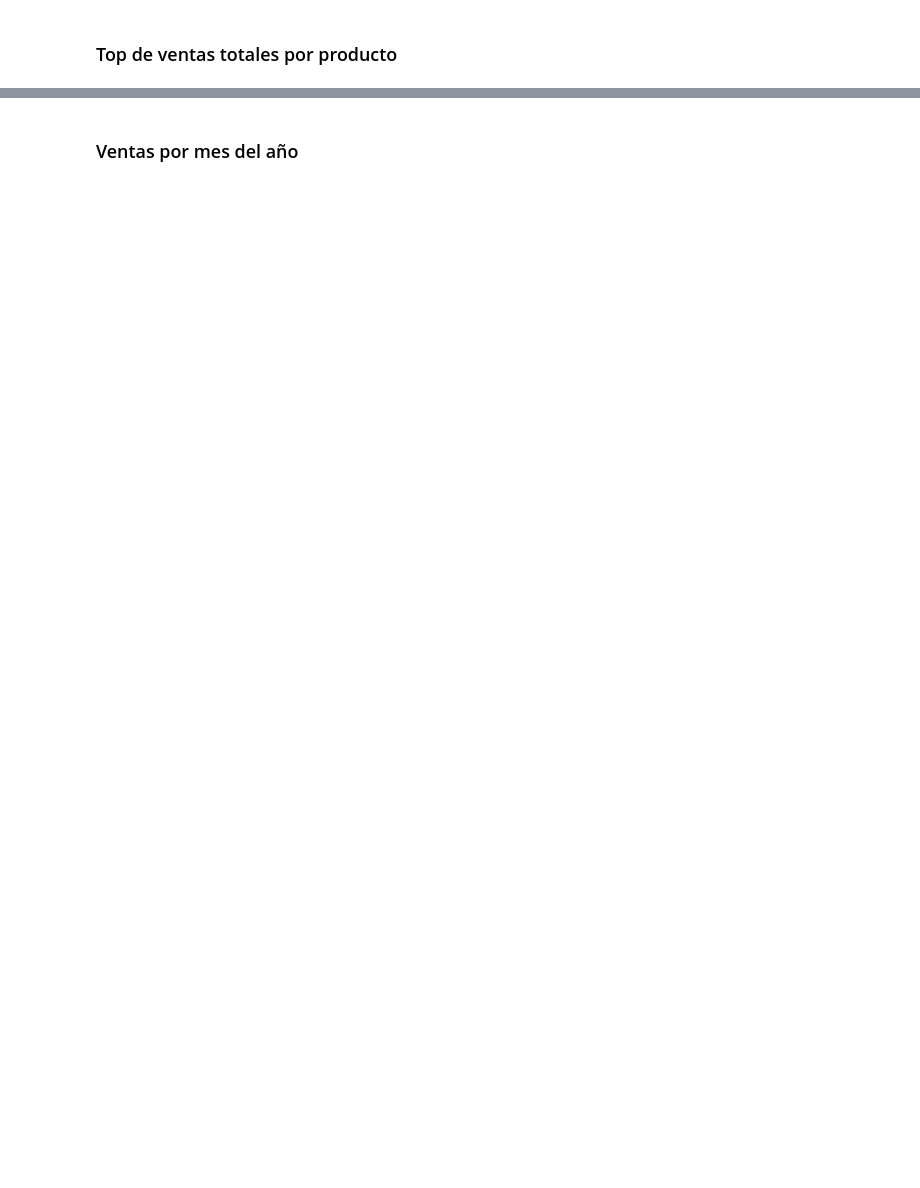
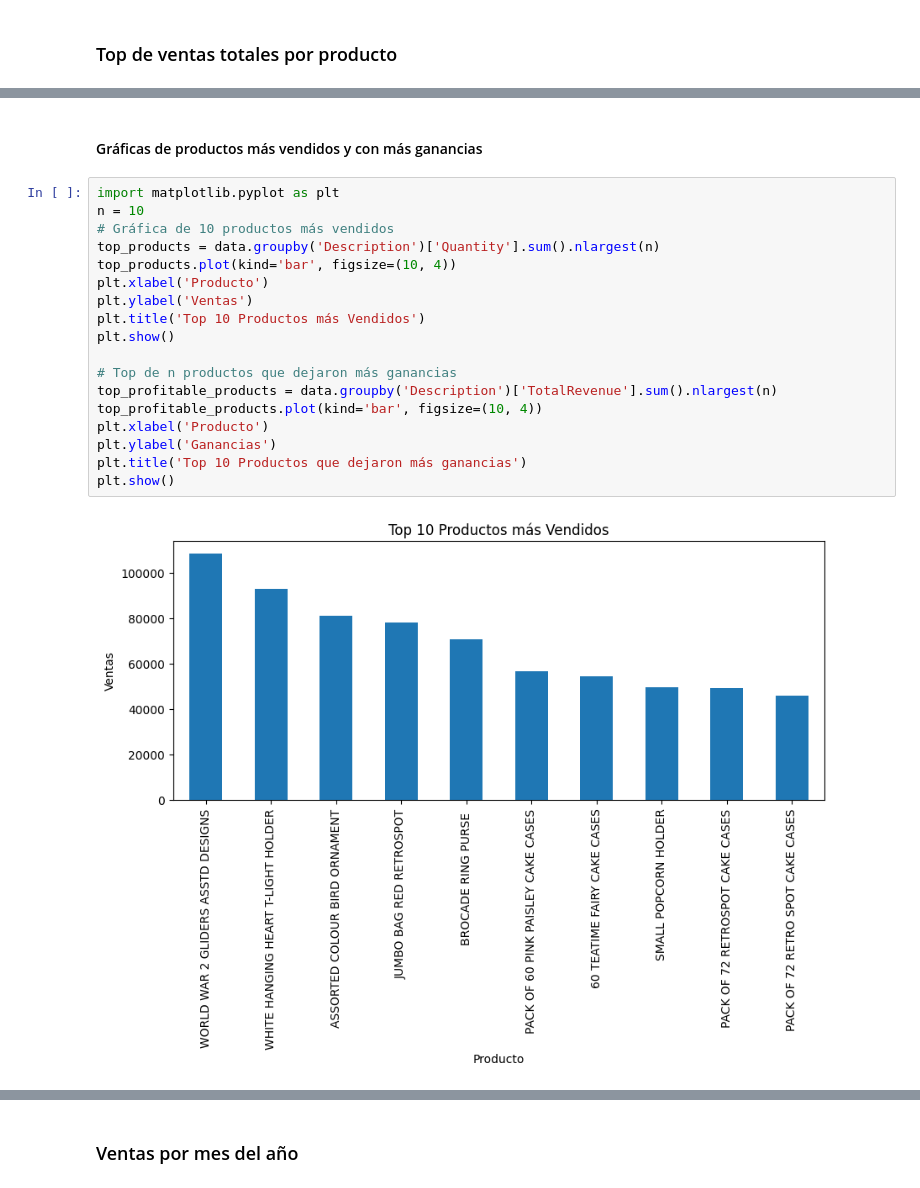
Before and after one commit to andresfeliper3/data_analysis_pandas, a Jupyter notebook: data_analysis.ipynb, the cells around one changed output, grey strips where cells are left out. Drawn from its saved outputs; the diff is of its cells as text; blank space fills up the shorter version.

```diff
--- a/data_analysis.ipynb
+++ b/data_analysis.ipynb
@@ -142 +144,23 @@ DOT       322647.47
 Name: TotalRevenue, dtype: float64
+# %% [markdown]
+#### Gráficas de productos más vendidos y con más ganancias
+# %%
+import matplotlib.pyplot as plt
+n = 10
+# Gráfica de 10 productos más vendidos
+top_products = data.groupby('Description')['Quantity'].sum().nlargest(n)
+top_products.plot(kind='bar', figsize=(10, 4))
+plt.xlabel('Producto')
+plt.ylabel('Ventas')
+plt.title('Top 10 Productos más Vendidos')
+plt.show()
+
+# Top de n productos que dejaron más ganancias
+top_profitable_products = data.groupby('Description')['TotalRevenue'].sum().nlargest(n)
+top_profitable_products.plot(kind='bar', figsize=(10, 4))
+plt.xlabel('Producto')
+plt.ylabel('Ganancias')
+plt.title('Top 10 Productos que dejaron más ganancias')
+plt.show()
+# %% [output]
+[figure, added]
```
Also changed, not shown: parts of 16 cells of this notebook.
